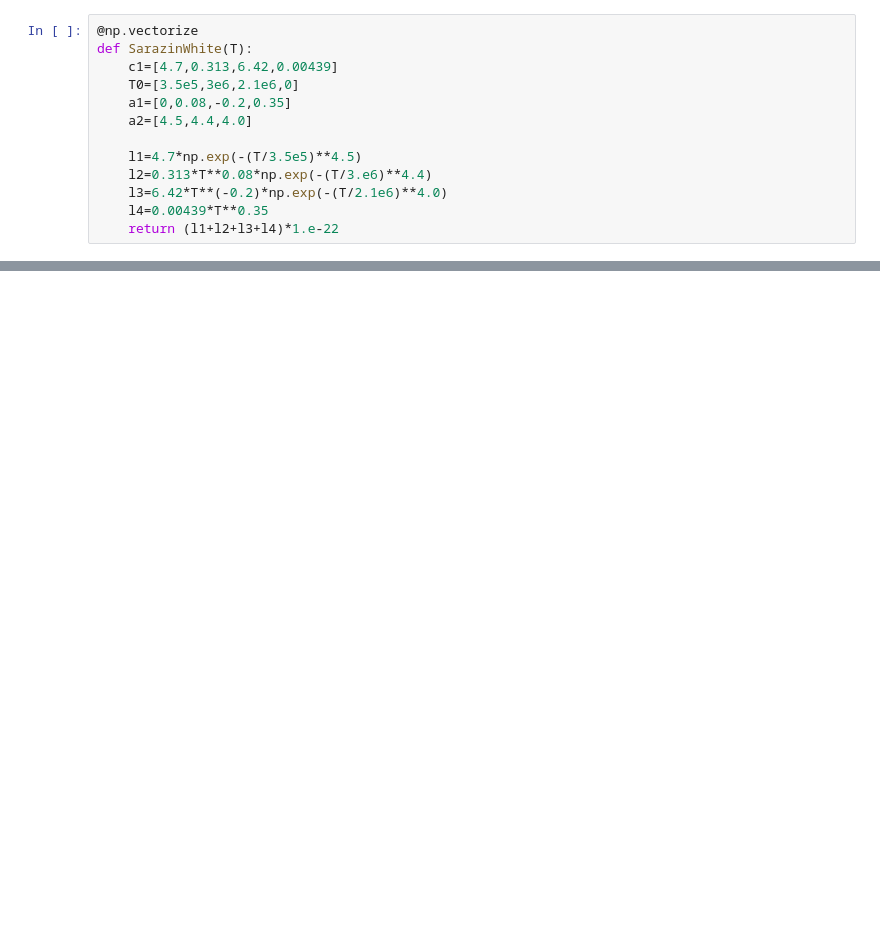
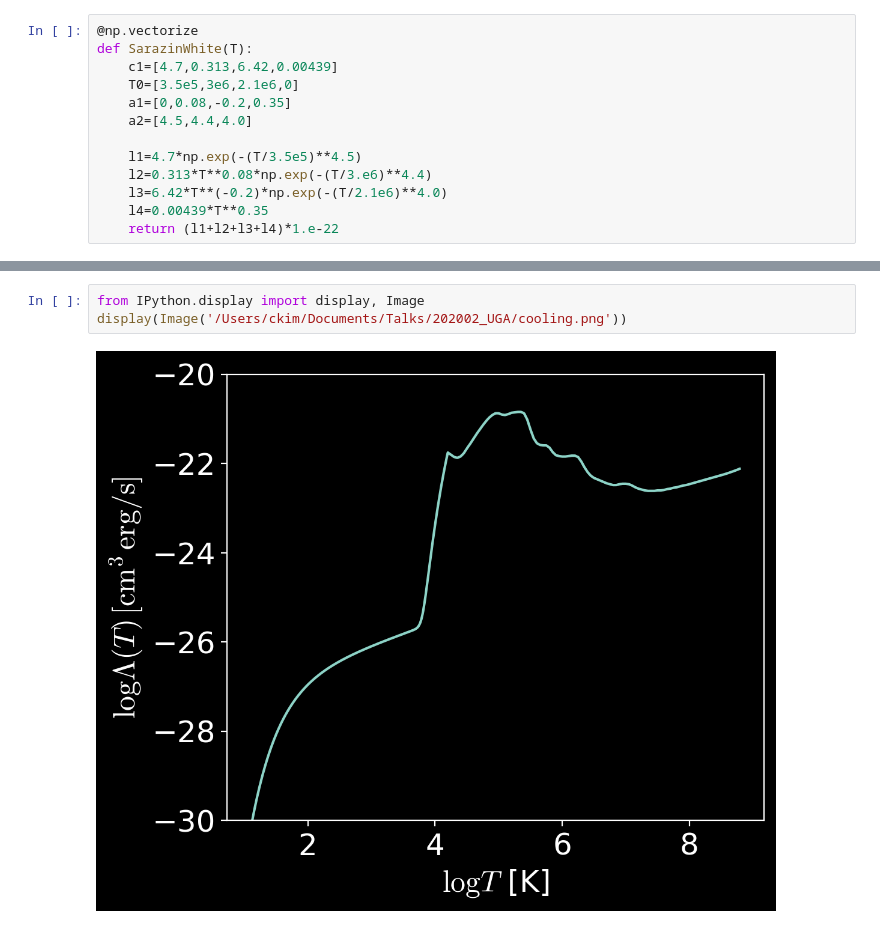
Before and after one commit to changgoo/pyathena, a Jupyter notebook: notebook/cooling_function.ipynb, the cells around one changed output, grey strips where cells are left out. Drawn from its saved outputs; the diff is of its cells as text; blank space fills up the shorter version.

```diff
--- a/notebook/cooling_function.ipynb
+++ b/notebook/cooling_function.ipynb
@@ -75,0 +80,5 @@ plt.ylim(1.e-30,1.e-20)
+# %%
+from IPython.display import display, Image
+display(Image('/Users/ckim/Documents/Talks/202002_UGA/cooling.png'))
+# %% [output]
+[figure, added]
```
Also changed, not shown: parts of 6 cells of this notebook.
